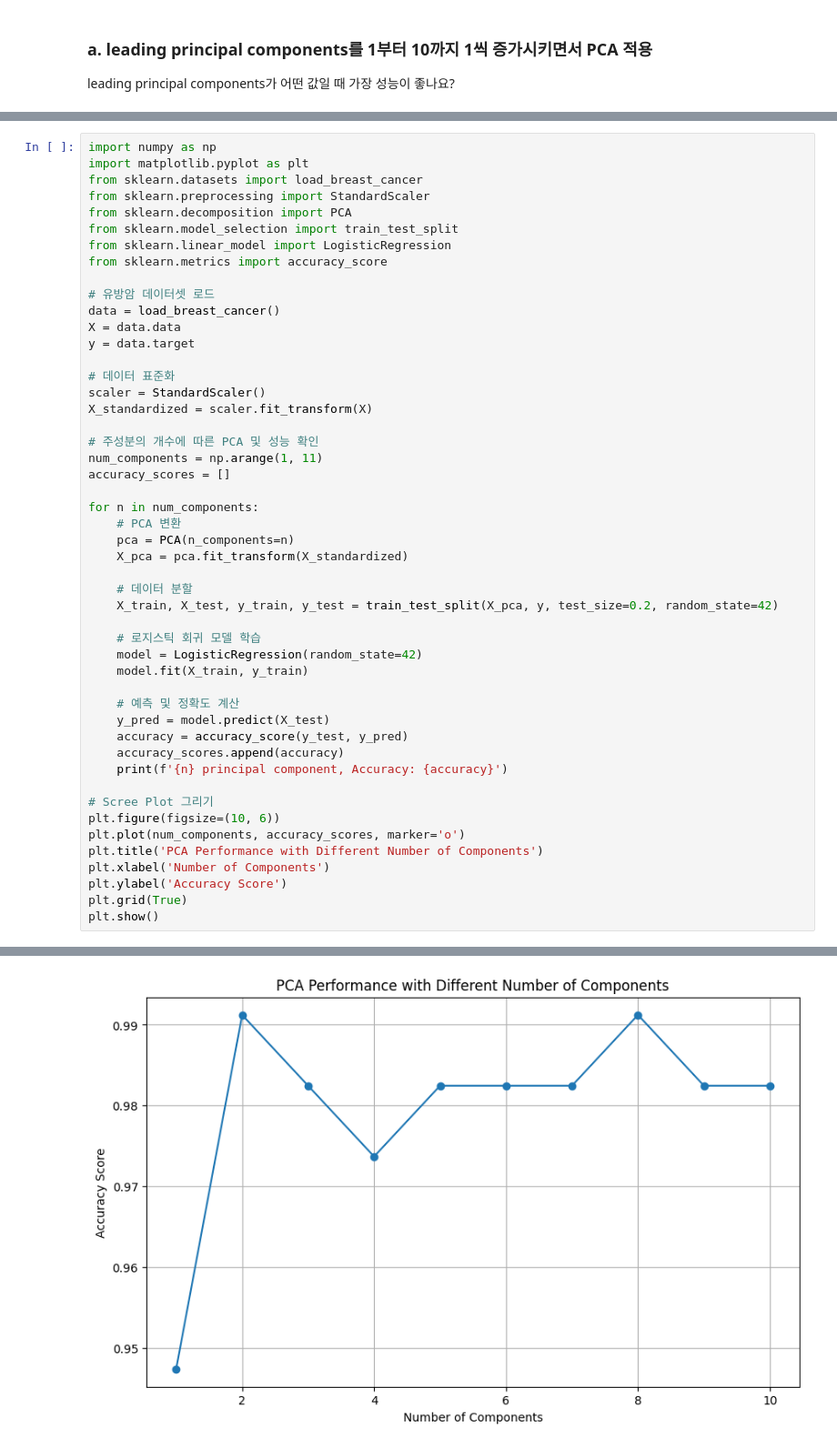
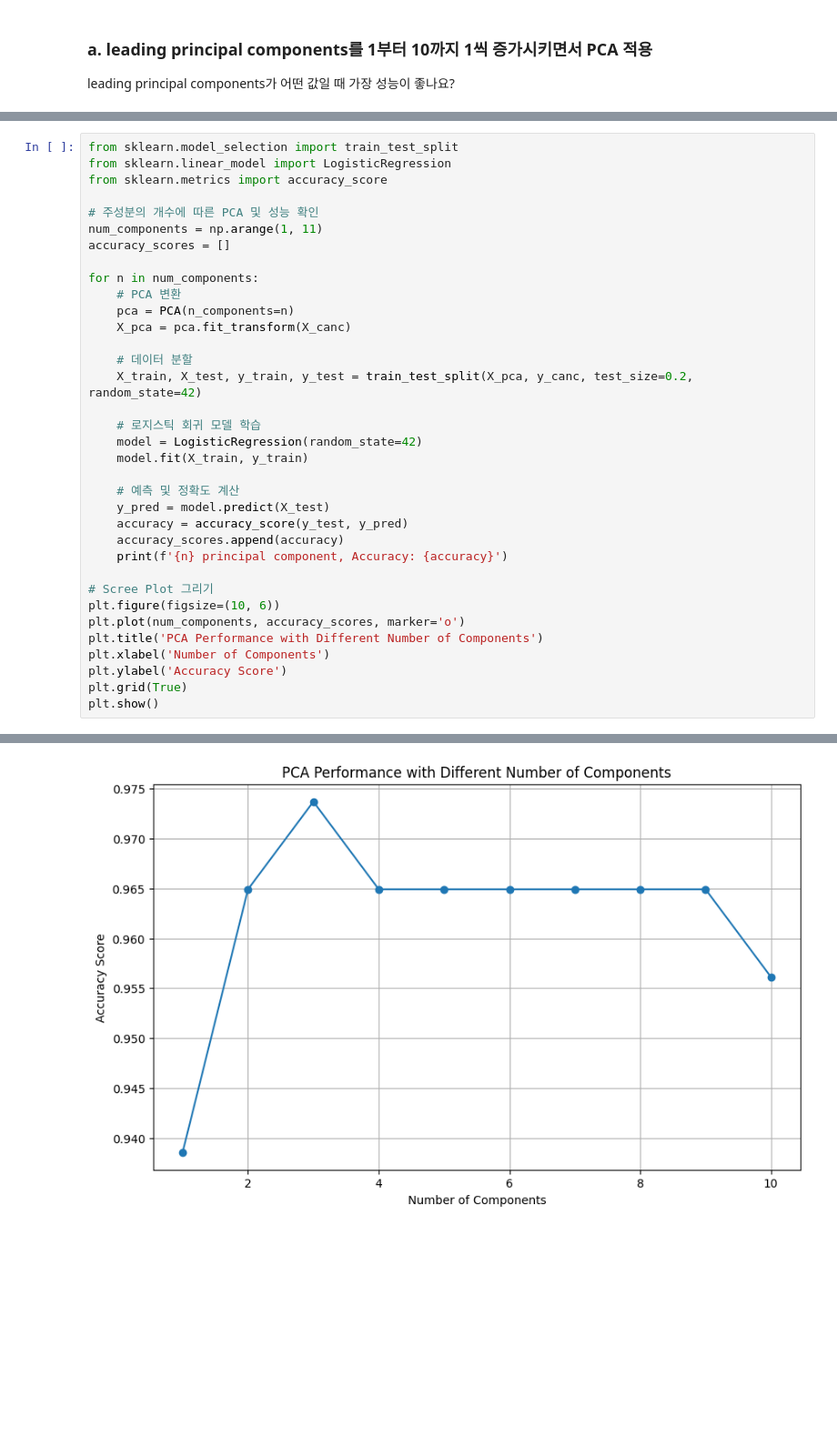
Before and after one commit to Ewha-Euron/5th-Basic-ML, a Jupyter notebook: Week10_복습과제_이채원.ipynb, the cells around one changed output, grey strips where cells are left out. Shown at 91% size. Drawn from its saved outputs; the diff is of its cells as text; blank space fills up the shorter version.

```diff
--- a/Week10_복습과제_이채원.ipynb
+++ b/Week10_복습과제_이채원.ipynb
@@ -197,21 +197,7 @@ leading principal components가 어떤 값일 때 가장 성능이 좋나요?
 # %%
-import numpy as np
-import matplotlib.pyplot as plt
-from sklearn.datasets import load_breast_cancer
-from sklearn.preprocessing import StandardScaler
-from sklearn.decomposition import PCA
 from sklearn.model_selection import train_test_split
 from sklearn.linear_model import LogisticRegression
 from sklearn.metrics import accuracy_score
-
-# 유방암 데이터셋 로드
-data = load_breast_cancer()
-X = data.data
-y = data.target
-
-# 데이터 표준화
-scaler = StandardScaler()
-X_standardized = scaler.fit_transform(X)
 
 # 주성분의 개수에 따른 PCA 및 성능 확인
 num_components = np.arange(1, 11)
@@ -220,10 +206,10 @@ accuracy_scores = []
 for n in num_components:
     # PCA 변환
     pca = PCA(n_components=n)
-    X_pca = pca.fit_transform(X_standardized)
+    X_pca = pca.fit_transform(X_canc)
 
     # 데이터 분할
-    X_train, X_test, y_train, y_test = train_test_split(X_pca, y, test_size=0.2, random_state=42)
+    X_train, X_test, y_train, y_test = train_test_split(X_pca, y_canc, test_size=0.2, random_state=42)
 
     # 로지스틱 회귀 모델 학습
     model = LogisticRegression(random_state=42)
@@ -257 +260 @@ plt.show()
-[figure, old version]
+[figure, new version]
```
Also changed, not shown: parts of 2 cells of this notebook.
